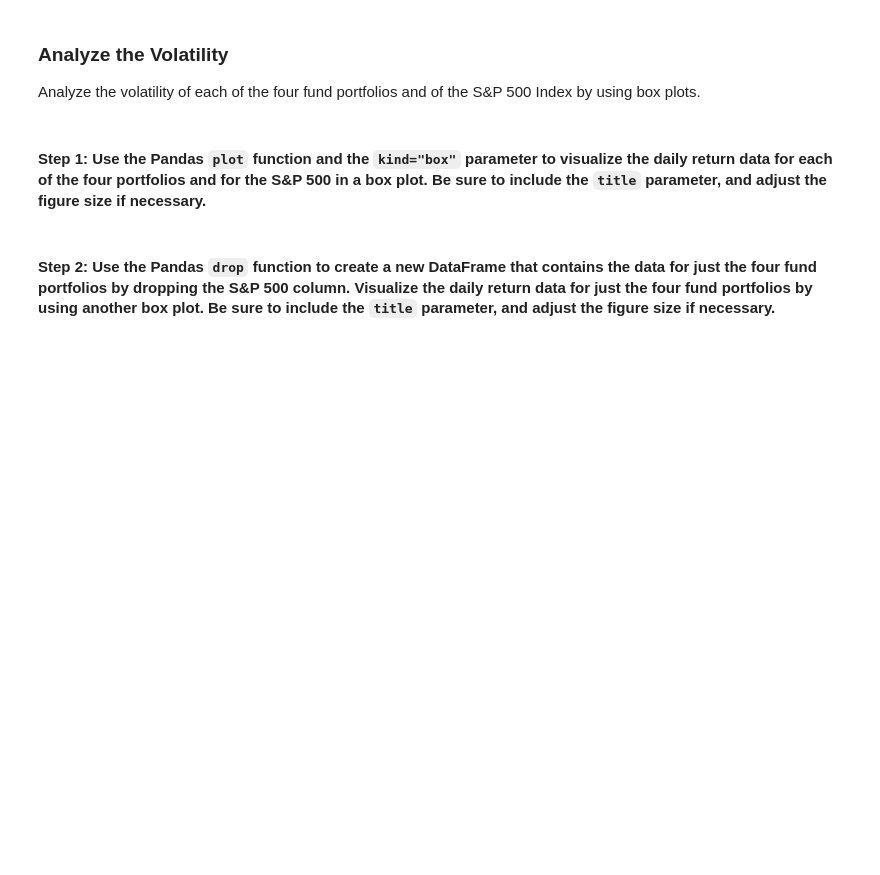
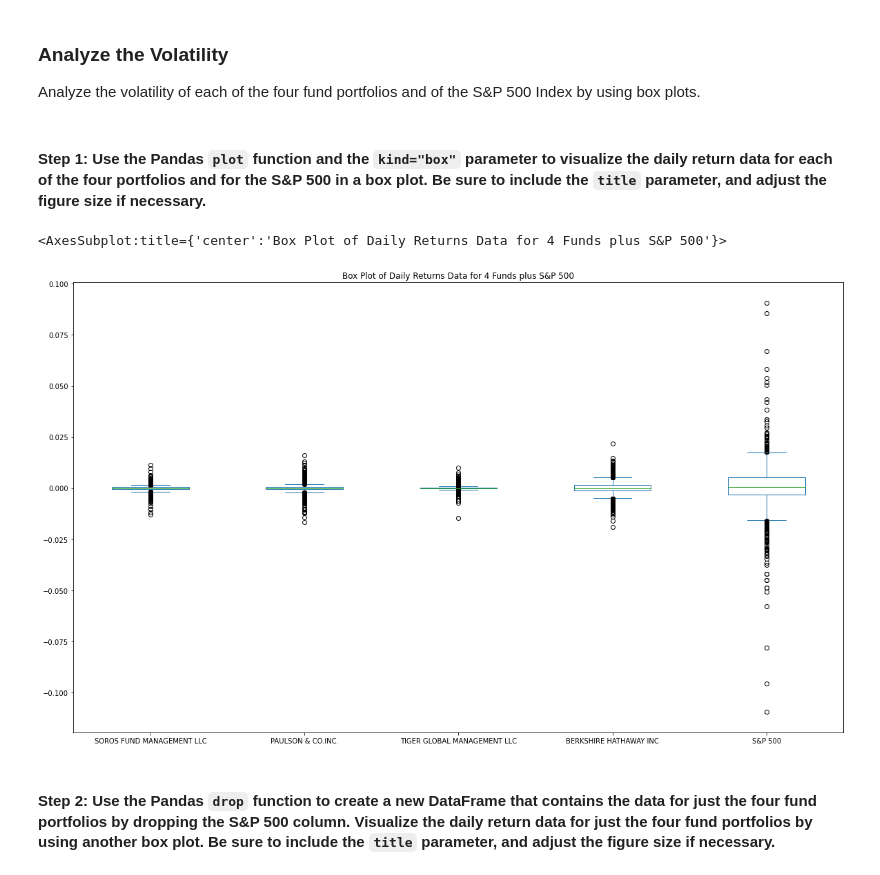
Before and after one commit to jasonbucks/Module_4, a Jupyter notebook: risk_return_analysis.ipynb, the cells around one changed output. Cells and saved outputs as stored; diff of their text form; code cells hidden in the pictures; blank space fills up the shorter version.

```diff
--- a/risk_return_analysis.ipynb
+++ b/risk_return_analysis.ipynb
@@ -213,7 +215,10 @@ Analyze the volatility of each of the four fund portfolios and of the S&P 500 In
 # %%
 # Use the daily return data to create box plots to visualize the volatility of the 4 funds and the S&P 500
 # Include a title parameter and adjust the figure size
-# YOUR CODE HERE
+daily_returns_df.plot.box(figsize=(20, 12), title="Box Plot of Daily Returns Data for 4 Funds plus S&P 500")
+# %% [output]
+<AxesSubplot:title={'center':'Box Plot of Daily Returns Data for 4 Funds plus S&P 500'}>
+[figure, added]
 # %% [markdown]
 #### Step 2: Use the Pandas `drop` function to create a new DataFrame that contains the data for just the four fund portfolios by dropping the S&P 500 column. Visualize the daily return data for just the four fund portfolios by using another box plot. Be sure to include the `title` parameter, and adjust the figure size if necessary.
 # %%
```
Also changed, not shown: parts of 3 cells of this notebook.
